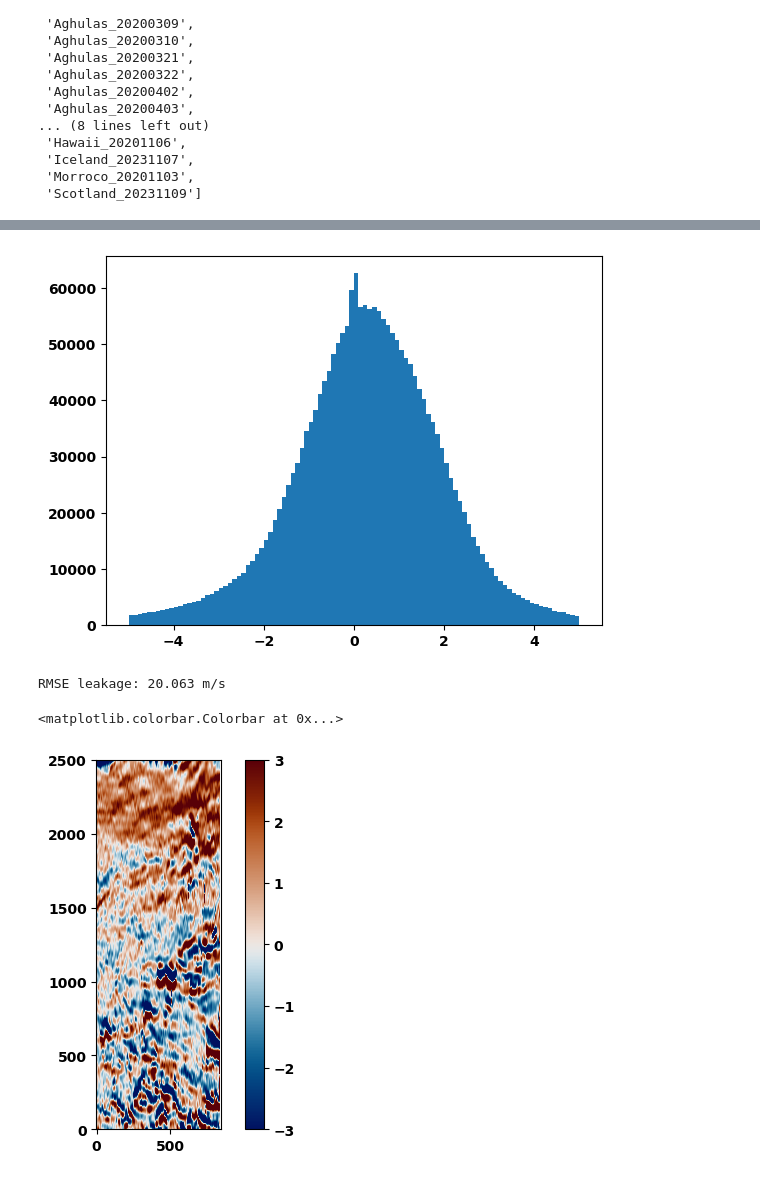
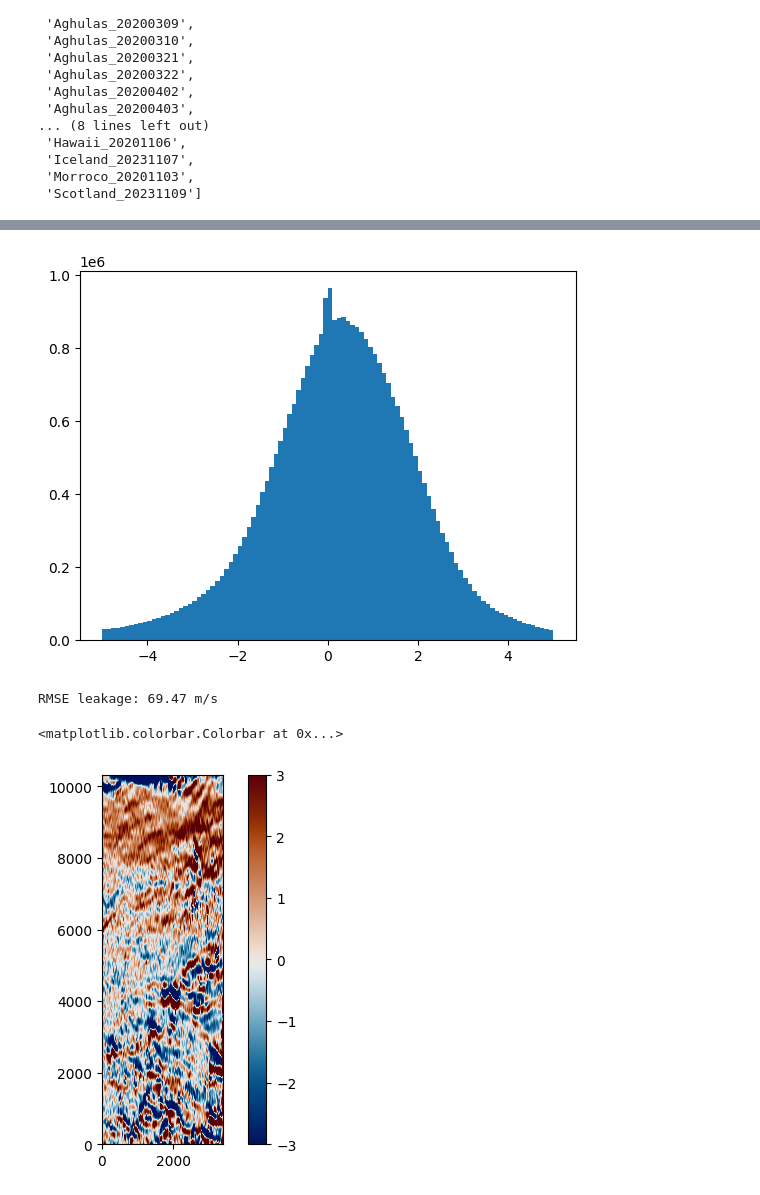
Before and after one commit to owenodriscoll/DopSCA_leakage, a Jupyter notebook: analyses/leakage/analysis_analytical_leakage.ipynb, the cells around one changed output, grey strips where cells are left out. Cells and saved outputs as stored; diff of their text form; code cells hidden in the pictures.

Commit message:
figure updates

```diff
--- a/analyses/leakage/analysis_analytical_leakage.ipynb
+++ b/analyses/leakage/analysis_analytical_leakage.ipynb
@@ -67,7 +68,7 @@ test = S1DopplerLeakage(
     az_footprint_cutoff=80_000,
     vx_sat=6800,
     PRF=4,
-    grid_spacing=300,
+    grid_spacing=75,
     antenna_length=2.87,
     antenna_height=0.32,
     beam_pattern= 'phased_array', #'phased_array', sinc
@@ -88,6 +89,5 @@ test = S1DopplerLeakage(
 test.open_data()
 test.querry_era5()
 test.wdir_from_era5()
-test.wdir_wrt_sensor = 0
 test.create_dataset()
 # %% [output]
@@ -119,25 +107,25 @@ new_grg_pixel = slant2ground(
 # %%
 h1 = xrft.ifft(
     daft = xrft.fft(
-        da = test.data.beam * test.data.dop_geom * test.Lambda / 2 / np.sin(np.deg2rad(test.data.inc_scatt_eqv)),
+        da = test.data.beam * test.data.dop_geom.chunk({**test.data.dop_geom.sizes}) * test.Lambda / 2 / np.sin(np.deg2rad(test.data.inc_scatt_eqv.chunk({**test.data.dop_geom.sizes}))),
         dim = 'az_idx',
         ),
     dim = 'freq_az_idx',
 )
 
 h2 = test.data.beam
 
 s1_ = xr.where(np.isfinite(s1), s1, 0)
 
 s1h1 = fftconvolve(s1_, -h1, axes = 0, mode = 'valid')
 s1h2 = fftconvolve(s1_, h2, axes = 0, mode = 'valid')
 
 leakage = (s1h1/s1h2).real
 leakage_f = np.where(np.isfinite(leakage), leakage, np.nan)
 
 _ = plt.hist(leakage_f.ravel(), bins = 100, range = (-5, 5))
 # %% [output]
-[figure, old version]
+[figure, new version]
 # %%
 cbar_kwargs = {'shrink':0.9, 'aspect':40, 'pad' : 0.01, 'extend':'both'}
 plot_kwargs = {'robust': True}
@@ -155,9 +143,9 @@ plt.imshow(cliped,
             )
 plt.colorbar()
 # %% [output]
-RMSE leakage: 20.063 m/s
+RMSE leakage: 69.47 m/s
 <matplotlib.colorbar.Colorbar at 0x...>
-[figure, old version]
+[figure, new version]
 # %%
 leakage_shape = leakage.shape
 idx_az = 0
```
Also changed, not shown: parts of 8 cells of this notebook, 1 other file.
